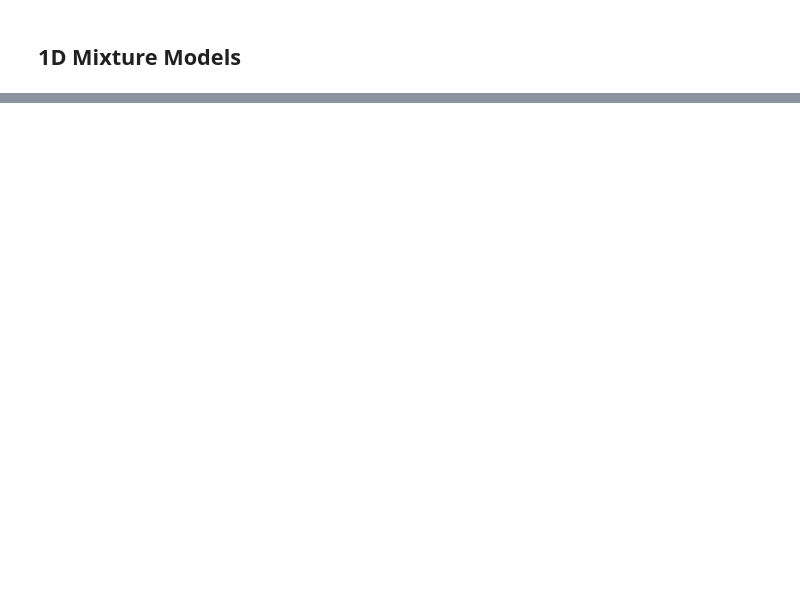
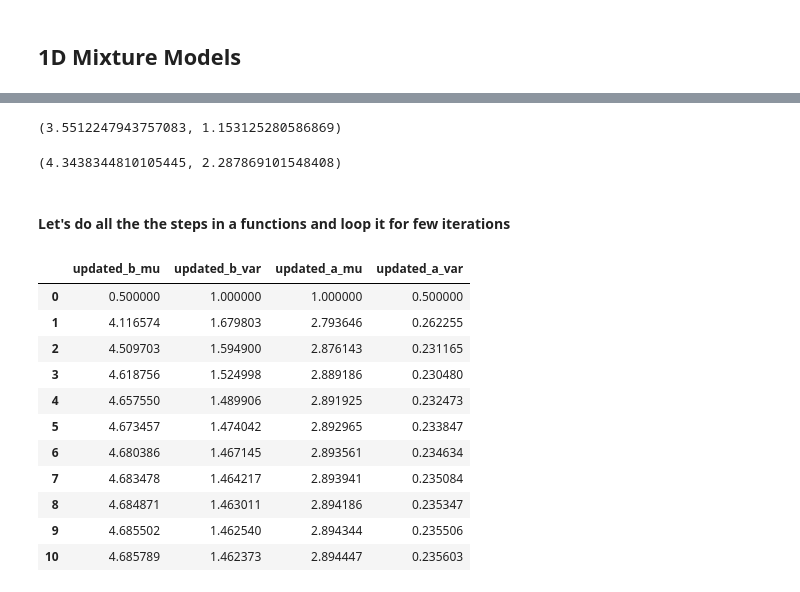
Before and after one commit to Ak62007/Deep-Generative-Modelling, a Jupyter notebook: notebooks/mixture_models.ipynb, the cells around one changed output, grey strips where cells are left out. Saved outputs shown, nothing was run; the diff lists cells and outputs as text; code cells hidden in the pictures; blank space fills up the shorter version.

```diff
--- a/notebooks/mixture_models.ipynb
+++ b/notebooks/mixture_models.ipynb
@@ -97,0 +106,7 @@ plt.plot(dist2, y, color='red', marker='o');
+# %%
+#1 Starting with random mean and variance for first distribution
+initial_mu1 = np.random.uniform(high=2, size=1)
+initial_var1 = np.random.uniform(high=2, size=1)
+initial_mu2 = np.random.uniform(high=2, size=1)
+initial_var2 = np.random.uniform(high=2, size=1)
+initial_mu1, initial_var1, initial_mu2, initial_var2
@@ -97,0 +118,11 @@ plt.plot(dist2, y, color='red', marker='o');
+# %%
+#2 finding out bi'
+bi_s = data1["values"].apply(
+    func=lambda x: bayes_theorem(
+        cond_prob1=normal_pdf(x=x, mean=initial_mu1, var=initial_var1),
+        cond_prob2=normal_pdf(x=x, mean=initial_mu2, var=initial_var2),
+        ).item()
+    )
+bi_s = np.array(bi_s)
+ai_s = 1 - bi_s
+bi_s, ai_s
@@ -97,0 +148,4 @@ plt.plot(dist2, y, color='red', marker='o');
+# %%
+updated_b_mu, updated_b_var
+# %% [output]
+(3.5512247943757083, 1.153125280586869)
@@ -97,0 +160,6 @@ plt.plot(dist2, y, color='red', marker='o');
+# %%
+updated_a_mu, updated_b_var
+# %% [output]
+(4.3438344810105445, 2.287869101548408)
+# %% [markdown]
+#### Let's do all the the steps in a functions and loop it for few iterations
@@ -97,0 +239,17 @@ plt.plot(dist2, y, color='red', marker='o');
+# %%
+# Let's Test it
+params = expectation_maximization(values=data1["values"], iterations=10, initial_mu1=0.5, initial_mu2=1.0, initial_var1=1, initial_var2=0.5)
+params
+# %% [output]
+|  | updated_b_mu | updated_b_var | updated_a_mu | updated_a_var |
+| 0 | 0.500000 | 1.000000 | 1.000000 | 0.500000 |
+| 1 | 4.116574 | 1.679803 | 2.793646 | 0.262255 |
+| 2 | 4.509703 | 1.594900 | 2.876143 | 0.231165 |
+| 3 | 4.618756 | 1.524998 | 2.889186 | 0.230480 |
+| 4 | 4.657550 | 1.489906 | 2.891925 | 0.232473 |
+| 5 | 4.673457 | 1.474042 | 2.892965 | 0.233847 |
+| 6 | 4.680386 | 1.467145 | 2.893561 | 0.234634 |
+| 7 | 4.683478 | 1.464217 | 2.893941 | 0.235084 |
+| 8 | 4.684871 | 1.463011 | 2.894186 | 0.235347 |
+| 9 | 4.685502 | 1.462540 | 2.894344 | 0.235506 |
+| 10 | 4.685789 | 1.462373 | 2.894447 | 0.235603 |
```
Also changed, not shown: parts of 20 cells of this notebook, 2 other files.
